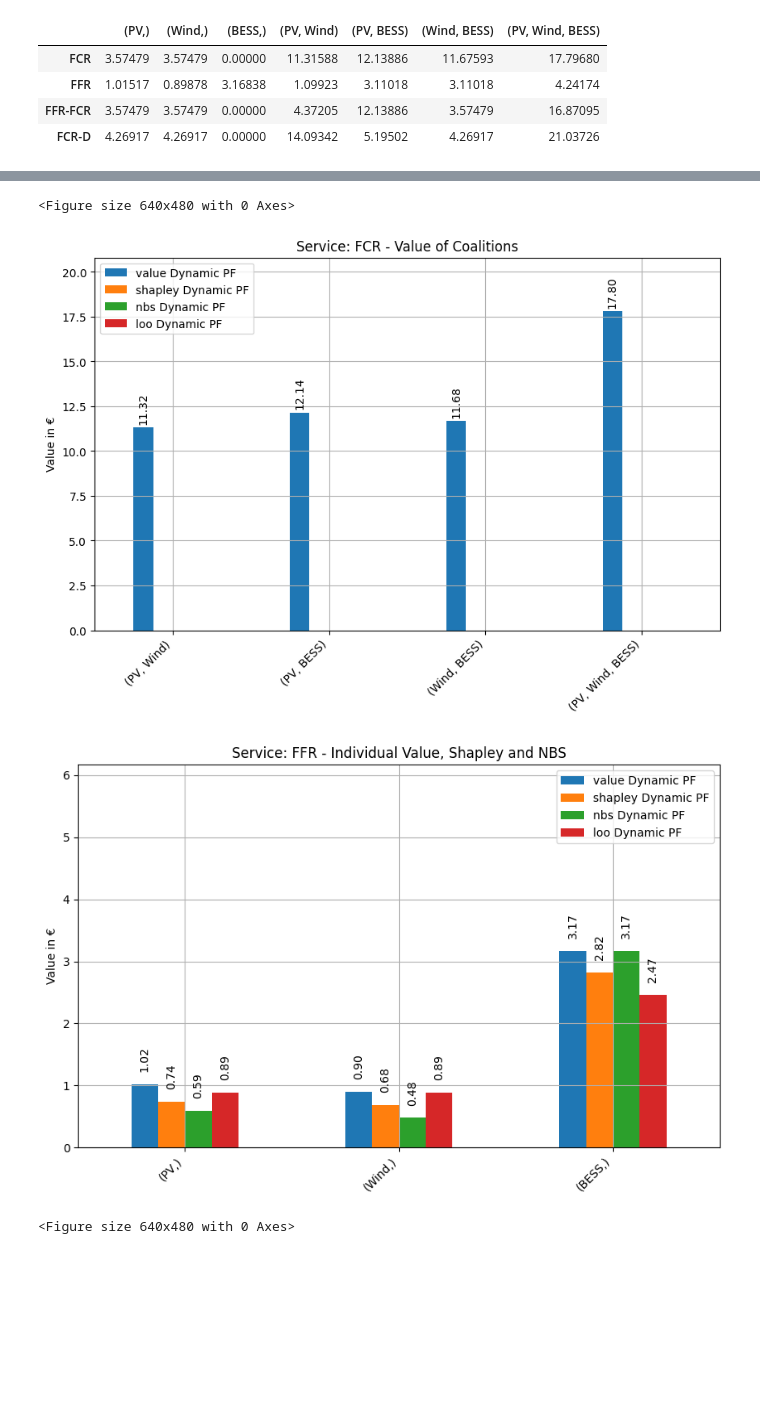
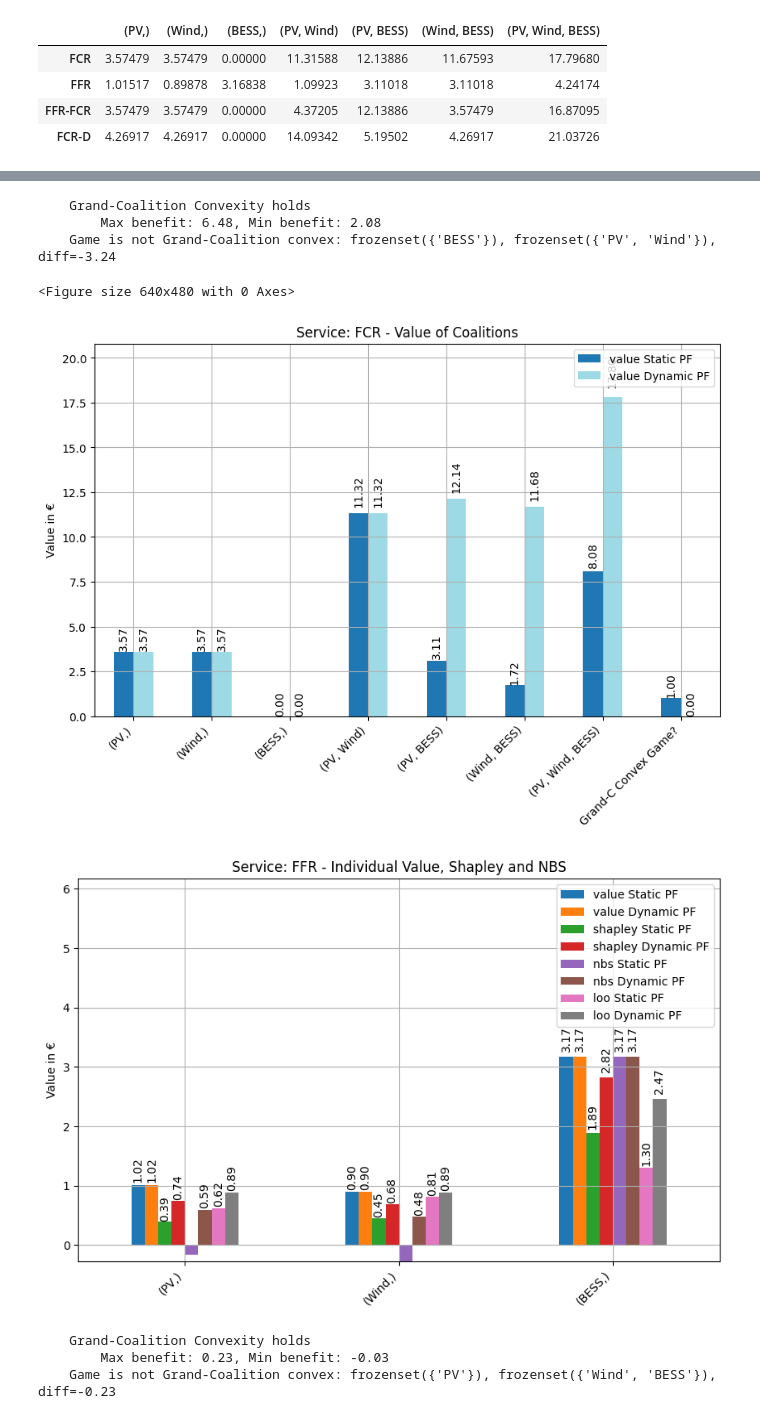
Before and after one commit to cvonholly/dvpp_reward_mechanism, a Jupyter notebook: visualize.ipynb, the cells around one changed output, grey strips where cells are left out. Saved outputs shown, nothing was run; the diff lists cells and outputs as text; code cells hidden in the pictures; blank space fills up the shorter version.

```diff
--- a/visualize.ipynb
+++ b/visualize.ipynb
@@ -353,3 +363,15 @@ def print_2f_dict(d: dict):
+# %%
+# Get the Tab20 colormap
+cmap = plt.cm.get_cmap("tab20")
+
+# Extract the first 4 colors
+base_colors = [cmap(i) for i in range(8)]
+
+# Create extended cycle: first full alpha, then alpha=0.5
+colors = base_colors + [(r, g, b, 0.5) for (r, g, b, _) in base_colors]
+
+# Set this as default color cycle
+mpl.rcParams['axes.prop_cycle'] = mpl.cycler(color=colors)
 # %%
 def add_shapely_nbs(df: pd.DataFrame, players: list,
                     add_LOO=False) -> pd.DataFrame:
@@ -721,3 +782,9 @@ df
 | FFR | 1.01517 | 0.89878 | 3.16838 | 1.09923 | 3.11018 | 3.11018 | 4.24174 |
 | FFR-FCR | 3.57479 | 3.57479 | 0.00000 | 4.37205 | 12.13886 | 3.57479 | 16.87095 |
 | FCR-D | 4.26917 | 4.26917 | 0.00000 | 14.09342 | 5.19502 | 4.26917 | 21.03726 |
+# %%
+df_stat = pd.read_csv('pics/v2A/values_stat.csv', index_col=0, header=[0,1,2])
+df_stat.columns = [tuple(c for c in col if c!='nan') for col in df_stat.columns.values]
+
+df_stat[df_stat < 0] = 0  # set values below zero to zero
+df_stat
@@ -724,5 +797,8 @@ df
+# %%
+players = list(str(x[0]) for x in df.columns[:3])
 # %%
 df_new = add_shapely_nbs(df, players, add_LOO=True)
+df_newstat = add_shapely_nbs(df_stat, players, add_LOO=True)
 # %%
 # check convexity
 for idx, row in df.iterrows():
@@ -751,5 +827,5 @@ FCR-D - Convexity
     Grand-Coalition Convexity holds
         Max benefit: 12.50, Min benefit: 6.94
 # %%
-visualzie_value_results(df_new, None)
+visualize_value_results(df_new, df_newstat)
 # %% [output]
@@ -757,4 +833,9 @@ visualzie_value_results(df_new, None)
-<Figure size 640x480 with 0 Axes>
+    Grand-Coalition Convexity holds
+        Max benefit: 6.48, Min benefit: 2.08
+    Game is not Grand-Coalition convex: frozenset({'BESS'}), frozenset({'PV', 'Wind'}), diff=-3.24
+<Figure size 640x480 with 0 Axes>
-[figure, old version]
+[figure, new version]
-[figure, old version]
+[figure, new version]
-<Figure size 640x480 with 0 Axes>
+    Grand-Coalition Convexity holds
+        Max benefit: 0.23, Min benefit: -0.03
+    Game is not Grand-Coalition convex: frozenset({'PV'}), frozenset({'Wind', 'BESS'}), diff=-0.23
```
Also changed, not shown: parts of 13 cells of this notebook, 3 other files.
